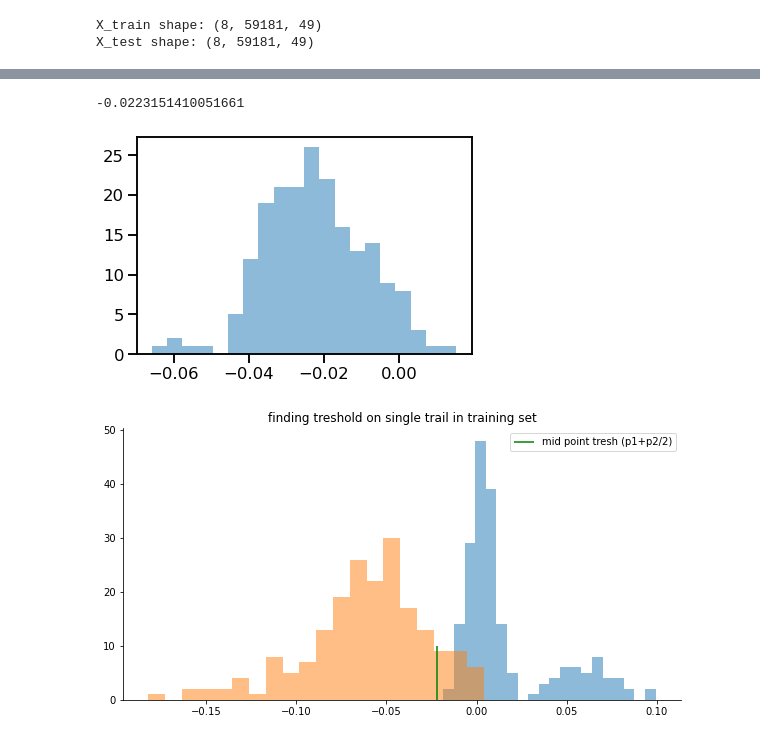
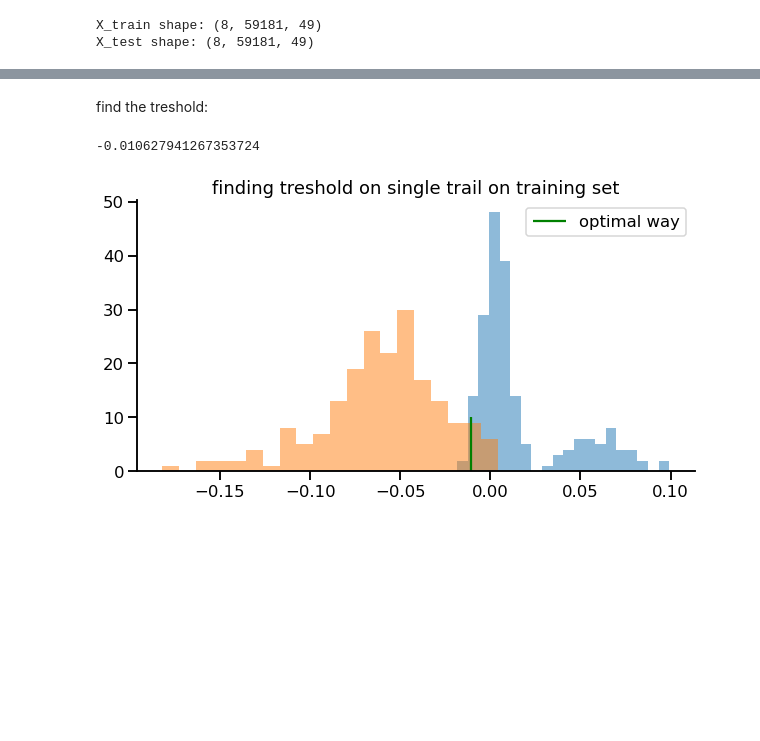
Before and after one commit to NunezKant/Dprime, a Jupyter notebook: PassiveStim/scripts/Dprime_decoder.ipynb, the cells around one changed output, grey strips where cells are left out. Cells and saved outputs as stored; diff of their text form; code cells hidden in the pictures; blank space fills up the shorter version.

Commit message:
added optimal boundary

```diff
--- a/PassiveStim/scripts/Dprime_decoder.ipynb
+++ b/PassiveStim/scripts/Dprime_decoder.ipynb
@@ -135,19 +135,37 @@ spop_train = spop_train.reshape(2,-1)
-# %%
-plt.hist((spop_train[0]+(spop_train[1]))/2,bins=20,alpha=0.5);
-print(((spop_train[0]+spop_train[1])/2).mean())
-# %% [output]
--0.0223151410051661
-[figure, removed]
+# %%
+spop_train = spop_train.reshape(2,-1)
+y= np.concatenate((np.ones(spop_train.shape[1]),np.zeros(spop_train.shape[1])))
+# %% [markdown]
+find the treshold:
+# %%
+spop_train = spop_train.reshape(-1,1)
+train_min = spop_train.min()
+train_max = spop_train.max()
+threshold = np.arange(train_min,train_max,0.0001)
+trsh = []
+scre = []
+for t in threshold:
+    pred = spop_train>t
+    acc = accuracy_score(y,pred) * 100
+    trsh.append(t)
+    scre.append(acc)
+trsh = np.array(trsh)
+scre = np.array(scre)
+amax = np.argmax(scre)
+trsh[amax]
+# %% [output]
+-0.010627941267353724
 # %%
+spop_train = spop_train.reshape(2,-1)
 plt.figure(figsize=(10,5))
 plt.hist(spop_train[0],bins=20,alpha=0.5)
 plt.hist(spop_train[1],bins=20,alpha=0.5)
-plt.vlines(x=-.022,ymin=0,ymax=10, color='g', label = 'mid point tresh (p1+p2/2)') # svm tresh
-plt.title('finding treshold on single trail in training set')
+plt.vlines(x=trsh[amax],ymin=0,ymax=10, color='g', label = 'optimal way') # svm tresh
+plt.title('finding treshold on single trail on training set')
 plt.legend()
 sns.despine()
 # %% [output]
-[figure, old version]
+[figure, new version]
 # %%
 plt.figure(figsize=(8,8))
 plt.scatter(xpos, -ypos, c = 'gray', s = 1)
```
Also changed, not shown: parts of 20 cells of this notebook, 1 other file.
